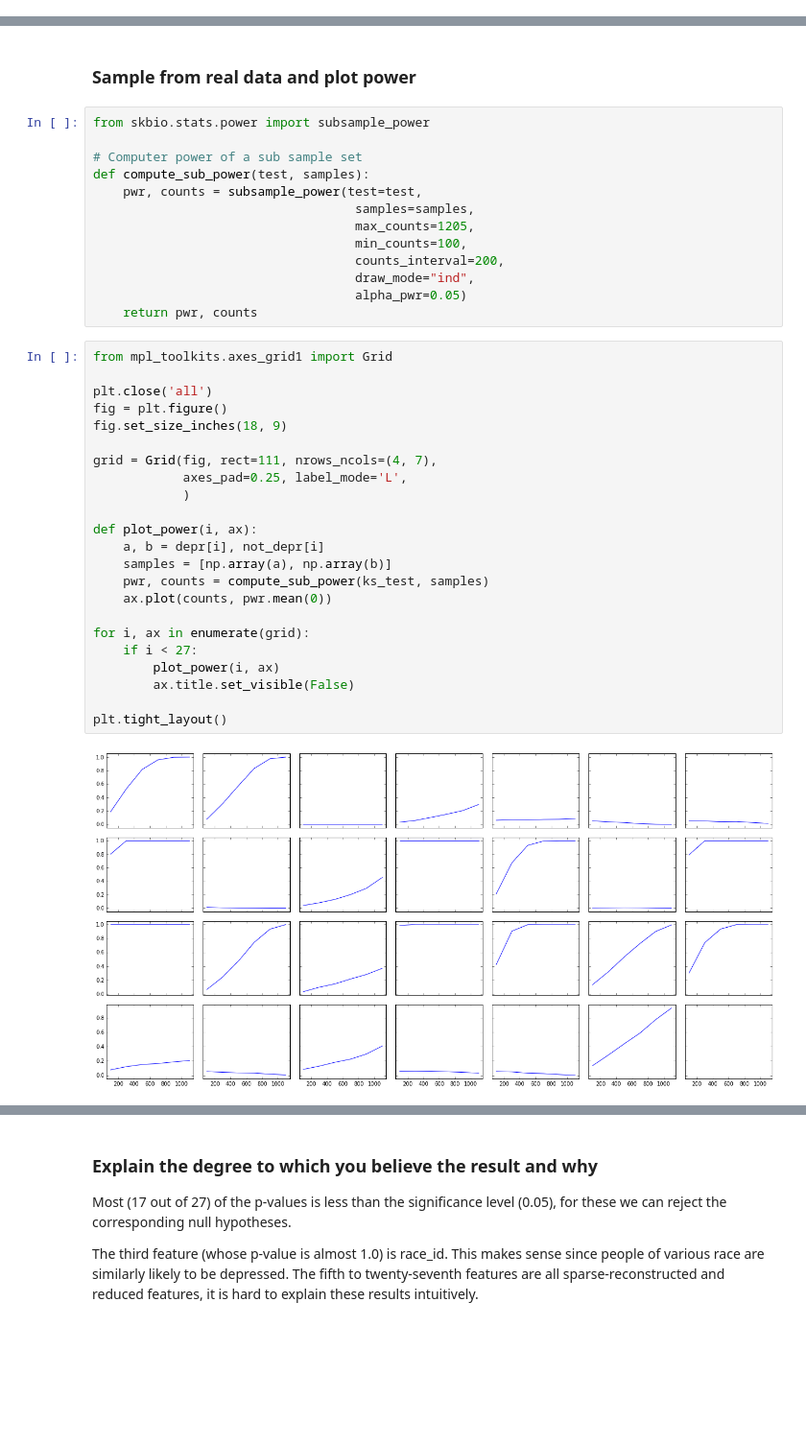
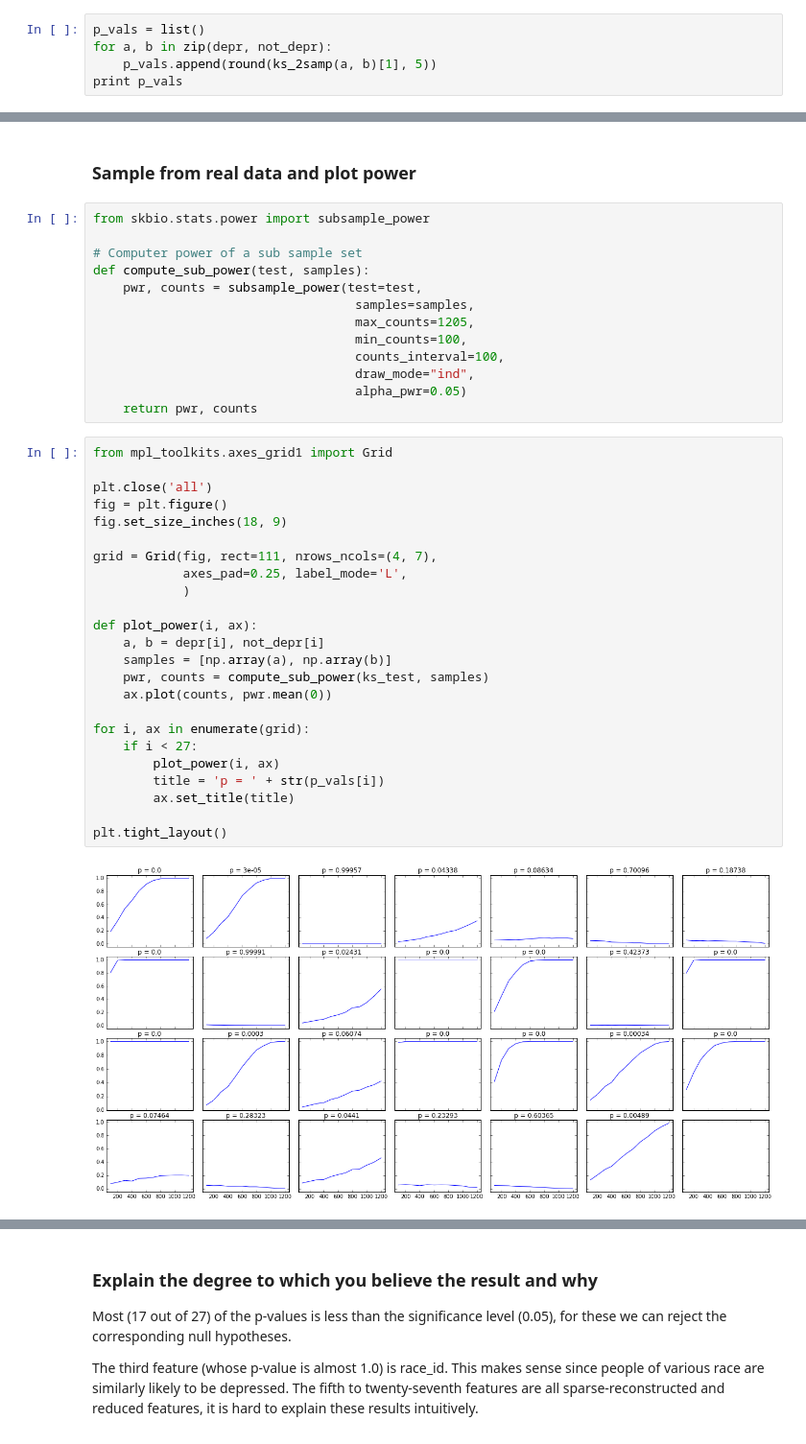
Before and after one commit to Upward-Spiral-Science/spect-team, a Jupyter notebook: Code/Assignment-4/Inferential_Depressed.ipynb, the cells around one changed output, grey strips where cells are left out. Shown at 96% size. Cells and saved outputs as stored; diff of their text form; blank space fills up the shorter version.

```diff
--- a/Code/Assignment-4/Inferential_Depressed.ipynb
+++ b/Code/Assignment-4/Inferential_Depressed.ipynb
@@ -132,0 +137,5 @@ plt.show()
+# %%
+p_vals = list()
+for a, b in zip(depr, not_depr):
+    p_vals.append(round(ks_2samp(a, b)[1], 5))
+print p_vals
@@ -141,32 +152,33 @@ def compute_sub_power(test, samples):
                                    samples=samples,
                                    max_counts=1205,
                                    min_counts=100,
-                                   counts_interval=200,
+                                   counts_interval=100,
                                    draw_mode="ind",
                                    alpha_pwr=0.05)
     return pwr, counts
 # %%
 from mpl_toolkits.axes_grid1 import Grid
 
 plt.close('all')
 fig = plt.figure()
 fig.set_size_inches(18, 9)
 
 grid = Grid(fig, rect=111, nrows_ncols=(4, 7),
             axes_pad=0.25, label_mode='L',
             )
 
 def plot_power(i, ax):
     a, b = depr[i], not_depr[i]
     samples = [np.array(a), np.array(b)]
     pwr, counts = compute_sub_power(ks_test, samples)
     ax.plot(counts, pwr.mean(0))
 
 for i, ax in enumerate(grid):
     if i < 27:
         plot_power(i, ax)
-        ax.title.set_visible(False)
+        title = 'p = ' + str(p_vals[i])
+        ax.set_title(title)
 
 plt.tight_layout()
 # %% [output]
-[figure, old version]
+[figure, new version]
```
Also changed, not shown: parts of 7 cells of this notebook.
